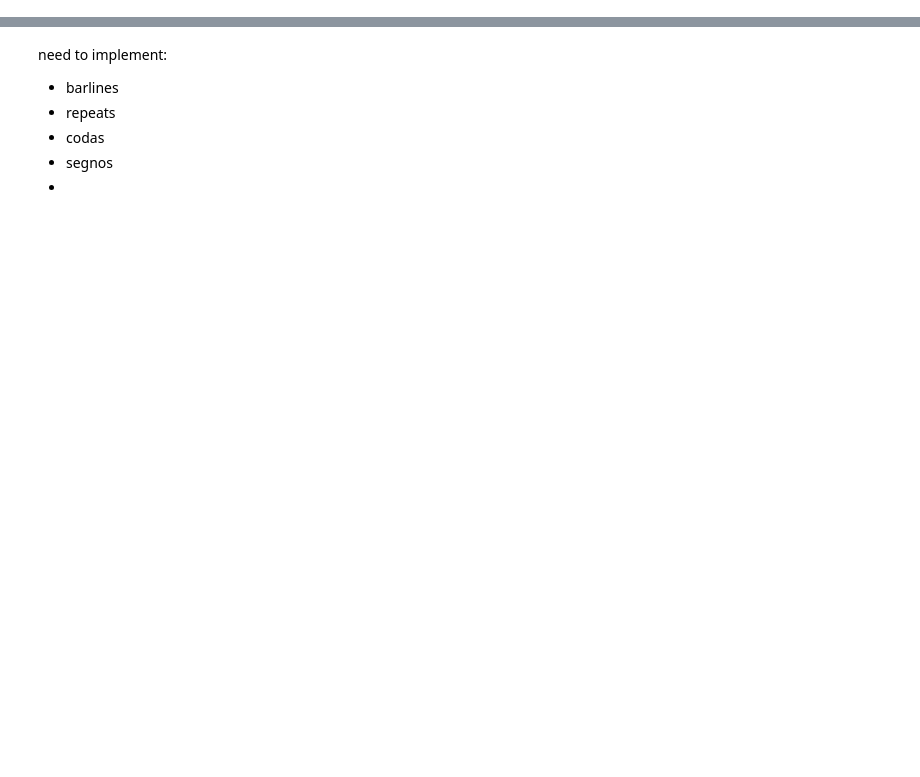
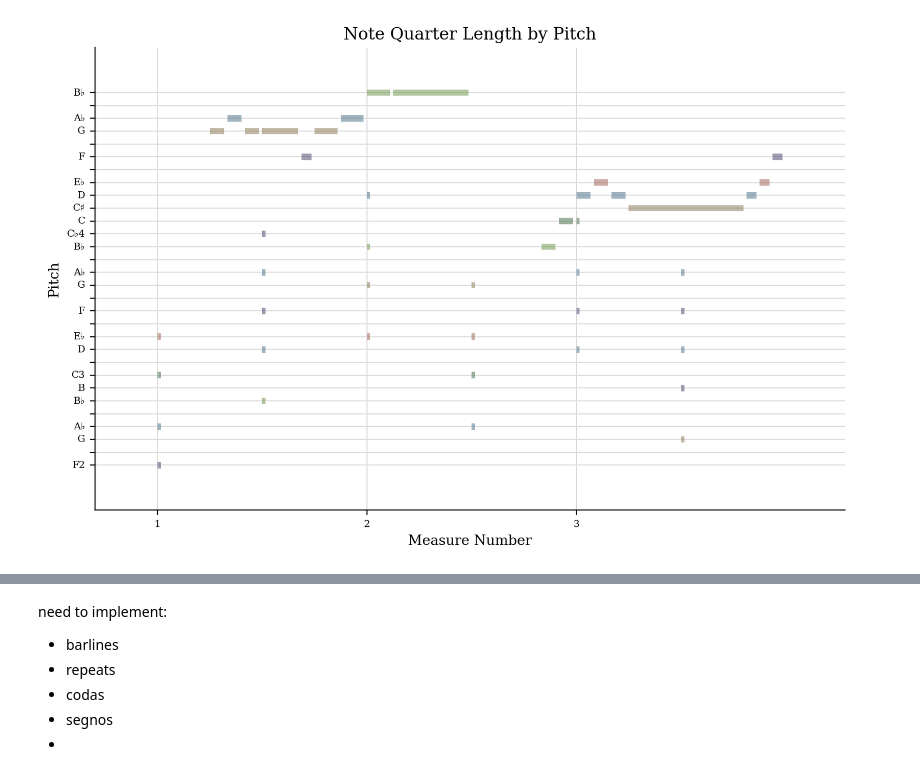
Before and after one commit to cwrightlibrary/JazzEtudeGenerator, a Jupyter notebook: main.ipynb, the cells around one changed output, grey strips where cells are left out. Drawn from its saved outputs; the diff is of its cells as text; code cells hidden in the pictures; blank space fills up the shorter version.

```diff
--- a/main.ipynb
+++ b/main.ipynb
@@ -337,3 +343,8 @@ Image(song.write("musicxml.png"))
 song.show("midi")
 # %% [output]
 [interactive output not drawn]
+# %%
+voice = song.parts[0]
+voice.measures(1, 3).plot()
+# %% [output]
+[figure, added]
```
Also changed, not shown: parts of 3 cells of this notebook, 1 other file.
